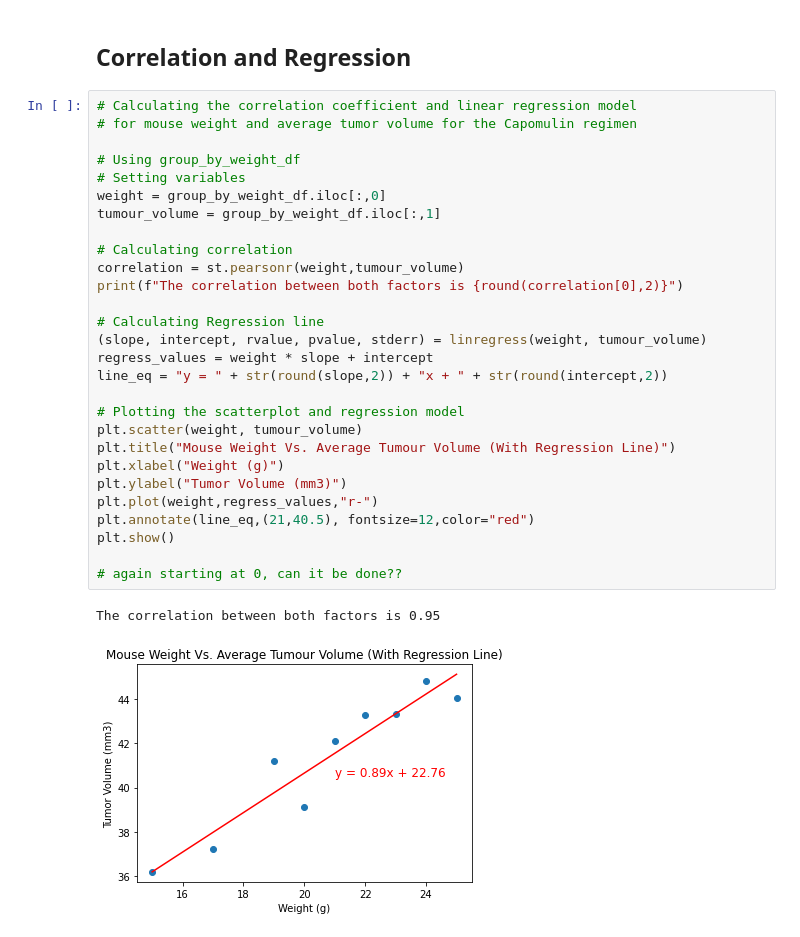
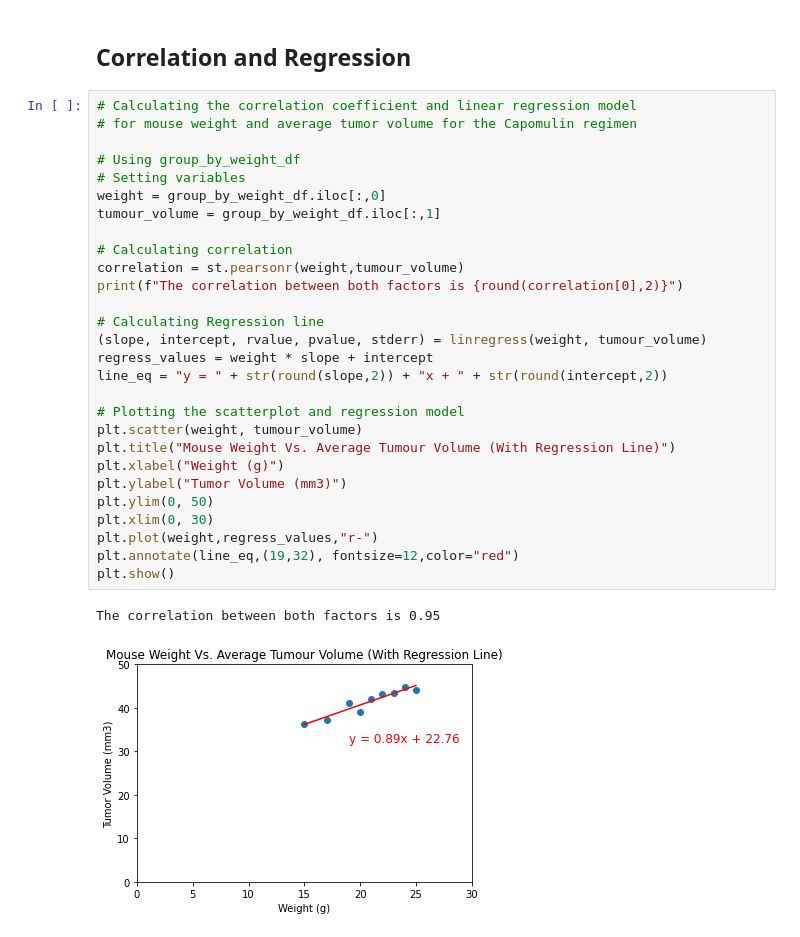
Before and after one commit to dan1ellec/matplotlib-challenge, a Jupyter notebook: Matplotlib Homework - The Power of Plots.ipynb, the cells around one changed output. Cells and saved outputs as stored; diff of their text form.

```diff
--- a/Matplotlib Homework - The Power of Plots.ipynb
+++ b/Matplotlib Homework - The Power of Plots.ipynb
@@ -332,31 +340,31 @@ plt.show()
 # %%
 # Calculating the correlation coefficient and linear regression model
 # for mouse weight and average tumor volume for the Capomulin regimen
 
 # Using group_by_weight_df
 # Setting variables
 weight = group_by_weight_df.iloc[:,0]
 tumour_volume = group_by_weight_df.iloc[:,1]
 
 # Calculating correlation
 correlation = st.pearsonr(weight,tumour_volume)
 print(f"The correlation between both factors is {round(correlation[0],2)}")
 
 # Calculating Regression line
 (slope, intercept, rvalue, pvalue, stderr) = linregress(weight, tumour_volume)
 regress_values = weight * slope + intercept
 line_eq = "y = " + str(round(slope,2)) + "x + " + str(round(intercept,2))
 
 # Plotting the scatterplot and regression model
 plt.scatter(weight, tumour_volume)
 plt.title("Mouse Weight Vs. Average Tumour Volume (With Regression Line)")
 plt.xlabel("Weight (g)")
 plt.ylabel("Tumor Volume (mm3)")
+plt.ylim(0, 50)
+plt.xlim(0, 30)
 plt.plot(weight,regress_values,"r-")
-plt.annotate(line_eq,(21,40.5), fontsize=12,color="red")
+plt.annotate(line_eq,(19,32), fontsize=12,color="red")
 plt.show()
-
-# again starting at 0, can it be done??
 # %% [output]
 The correlation between both factors is 0.95
-[figure, old version]
+[figure, new version]
```
Also changed, not shown: parts of 6 cells of this notebook.
